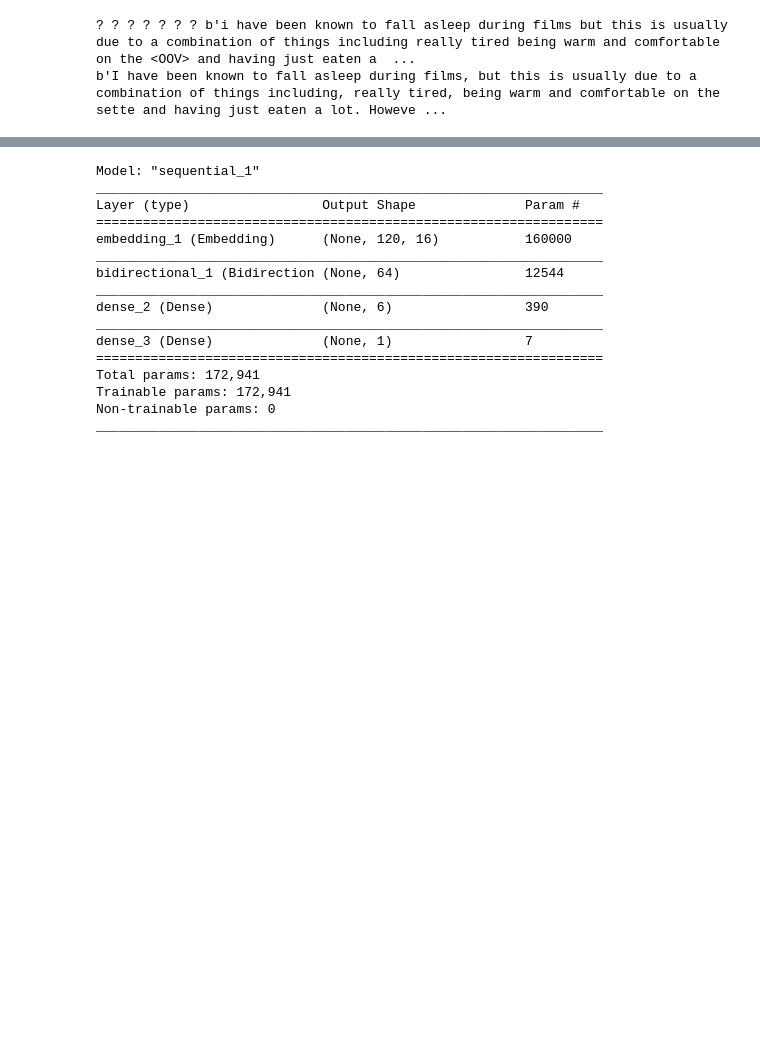
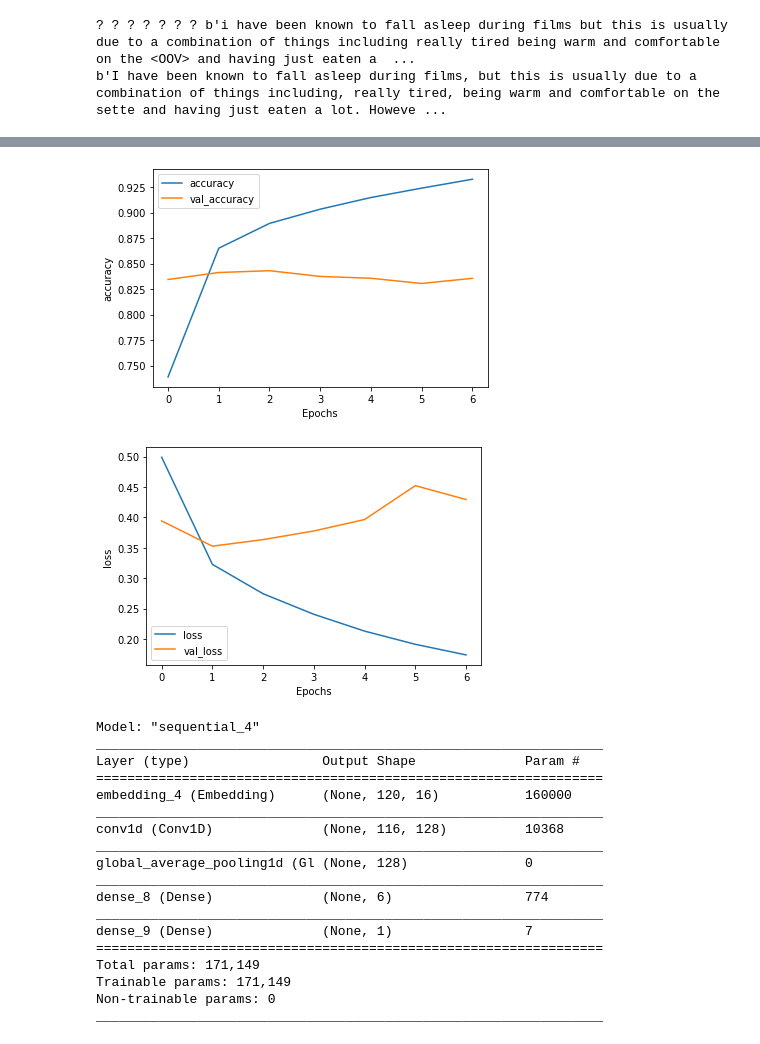
Before and after one commit to waltatgit/deeplearning, a Jupyter notebook: text_classification_gru_lstm_conv1_movie_reviews.ipynb, the cells around one changed output, grey strips where cells are left out. Cells and saved outputs as stored; diff of their text form; code cells hidden in the pictures; blank space fills up the shorter version.

```diff
--- a/text_classification_gru_lstm_conv1_movie_reviews.ipynb
+++ b/text_classification_gru_lstm_conv1_movie_reviews.ipynb
@@ -84,7 +87,9 @@ b'I have been known to fall asleep during films, but this is usually due to a co
 # %%
 model = tf.keras.Sequential([
     tf.keras.layers.Embedding(vocab_size, embedding_dim, input_length=max_length),
-    tf.keras.layers.Bidirectional(tf.keras.layers.GRU(32)),
+    tf.keras.layers.Dropout(0.5),
+    tf.keras.layers.Bidirectional(tf.keras.layers.GRU(32, return_sequences=True)),
+        tf.keras.layers.Bidirectional(tf.keras.layers.GRU(32)),
     tf.keras.layers.Dense(6, activation='relu'),
     tf.keras.layers.Dense(1, activation='sigmoid')
 ])
@@ -111,6 +120,6 @@ _________________________________________________________________
 num_epochs = 50
 from keras.callbacks import EarlyStopping
 es = EarlyStopping(monitor='val_loss', patience=5)
-history = model.fit(padded, training_labels_final, epochs=num_epochs, validation_data=(testing_padded, testing_labels_final, callbacks=[es]))
+history = model.fit(padded, training_labels_final, epochs=num_epochs, validation_data=(testing_padded, testing_labels_final), callbacks=[es])
 # %% [output]
 Epoch 1/50
@@ -133,0 +156,12 @@ NameError: ignored
+# %%
+# Model Definition with LSTM
+model_lstm = tf.keras.Sequential([
+    tf.keras.layers.Embedding(vocab_size, embedding_dim, input_length=max_length),
+    tf.keras.layers.Dropout(0.5),
+    tf.keras.layers.Bidirectional(tf.keras.layers.LSTM(32, return_sequences=True)),
+        tf.keras.layers.Bidirectional(tf.keras.layers.LSTM(32)),
+    tf.keras.layers.Dense(6, activation='relu'),
+    tf.keras.layers.Dense(1, activation='sigmoid')
+])
+model_lstm.compile(loss='binary_crossentropy',optimizer='adam',metrics=['accuracy'])
+model_lstm.summary()
@@ -133,0 +189,5 @@ NameError: ignored
+# %%
+num_epochs = 50
+from keras.callbacks import EarlyStopping
+es = EarlyStopping(monitor='val_loss', patience=5)
+history_lstm = model_lstm.fit(padded, training_labels_final, epochs=num_epochs, validation_data=(testing_padded, testing_labels_final), callbacks=[es])
@@ -134,27 +209,38 @@ NameError: ignored
+# %%
+
+
+plot_graphs(history_lstm, 'accuracy')
+plot_graphs(history_lstm, 'loss')
+# %% [output]
+[figure, added]
+[figure, added]
 # %%
-# Model Definition with LSTM
-model = tf.keras.Sequential([
+# Model Definition with Conv1D
+model_conv1d = tf.keras.Sequential([
     tf.keras.layers.Embedding(vocab_size, embedding_dim, input_length=max_length),
-    tf.keras.layers.Bidirectional(tf.keras.layers.LSTM(32)),
+    tf.keras.layers.Conv1D(128, 5, activation='relu'),
+    tf.keras.layers.GlobalAveragePooling1D(),
     tf.keras.layers.Dense(6, activation='relu'),
     tf.keras.layers.Dense(1, activation='sigmoid')
 ])
-model.compile(loss='binary_crossentropy',optimizer='adam',metrics=['accuracy'])
-model.summary()
+model_conv1d.compile(loss='binary_crossentropy',optimizer='adam',metrics=['accuracy'])
+model_conv1d.summary()
 # %% [output]
-Model: "sequential_1"
+Model: "sequential_4"
 _________________________________________________________________
 Layer (type)                 Output Shape              Param #
 =================================================================
-embedding_1 (Embedding)      (None, 120, 16)           160000
+embedding_4 (Embedding)      (None, 120, 16)           160000
 _________________________________________________________________
-bidirectional_1 (Bidirection (None, 64)                12544
+conv1d (Conv1D)              (None, 116, 128)          10368
 _________________________________________________________________
-dense_2 (Dense)              (None, 6)                 390
+global_average_pooling1d (Gl (None, 128)               0
 _________________________________________________________________
-dense_3 (Dense)              (None, 1)                 7
+dense_8 (Dense)              (None, 6)                 774
+_________________________________________________________________
+dense_9 (Dense)              (None, 1)                 7
 =================================================================
-Total params: 172,941
-Trainable params: 172,941
+Total params: 171,149
+Trainable params: 171,149
 Non-trainable params: 0
 _________________________________________________________________
```
Also changed, not shown: parts of 9 cells of this notebook.
